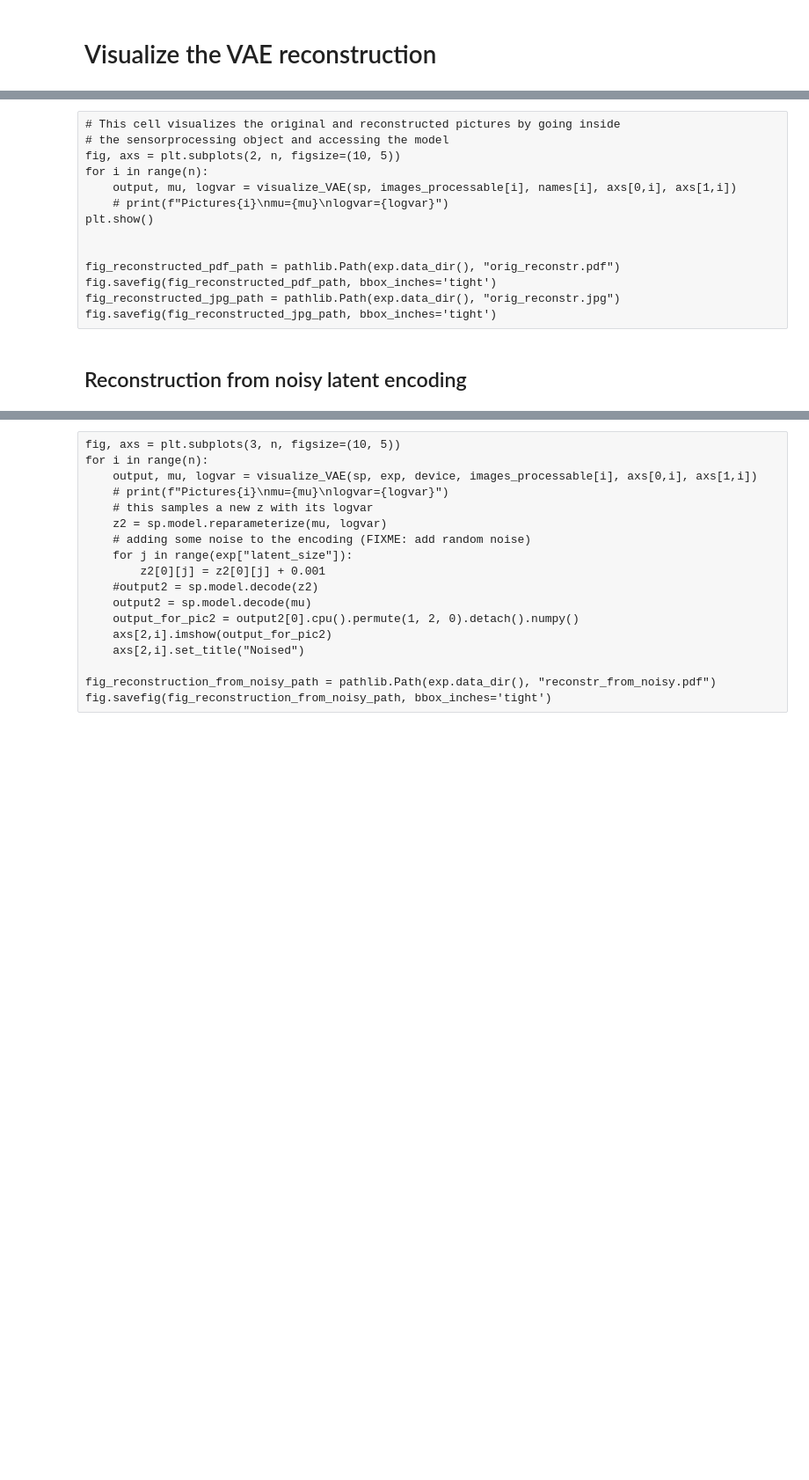
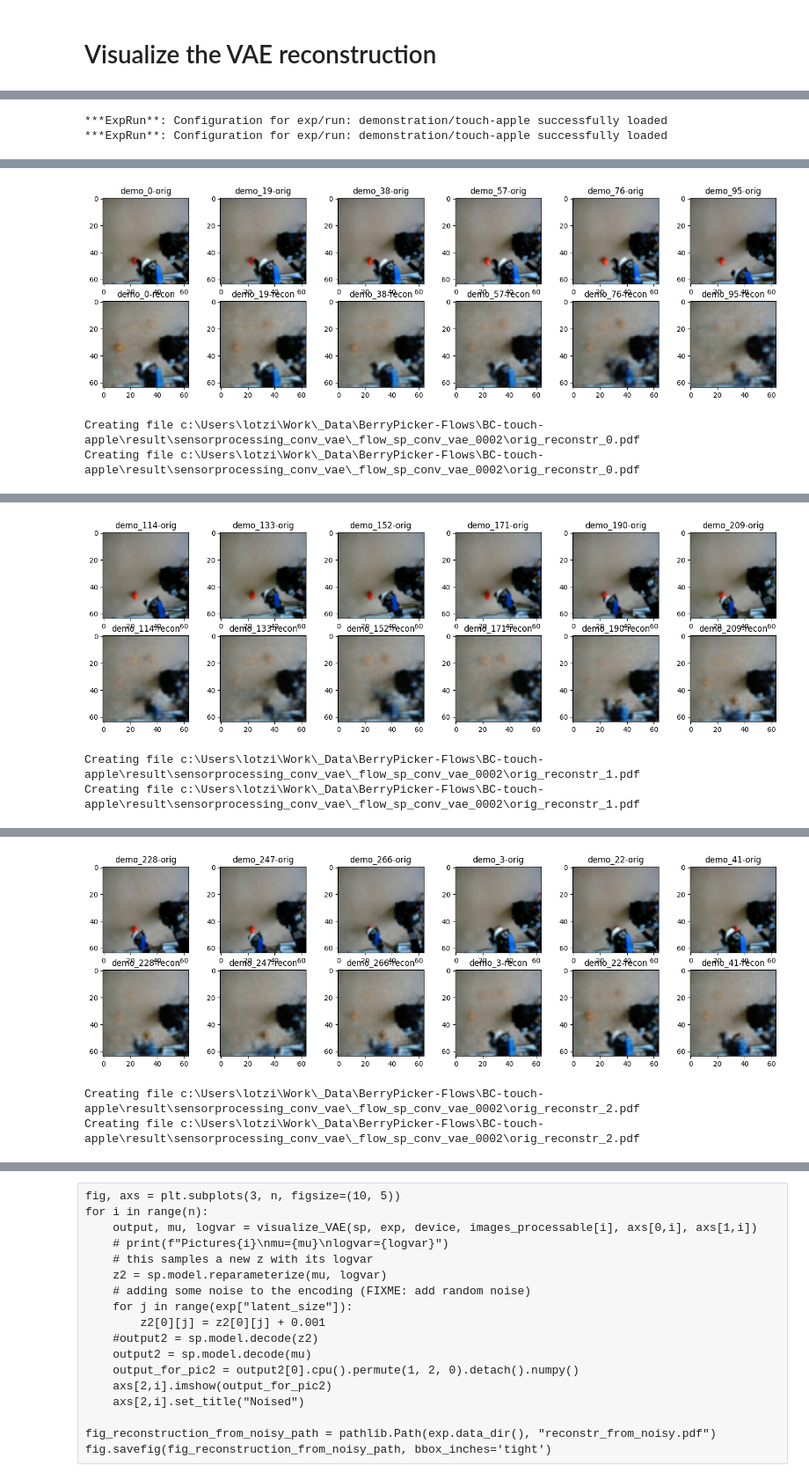
Before and after one commit to lboloni/BerryPicker, a Jupyter notebook: src/sensorprocessing/Verify_Conv_VAE.ipynb, the cells around one changed output, grey strips where cells are left out. Shown at 88% size. Saved outputs shown, nothing was run; the diff lists cells and outputs as text; code cells hidden in the pictures; blank space fills up the shorter version.

```diff
--- a/src/sensorprocessing/Verify_Conv_VAE.ipynb
+++ b/src/sensorprocessing/Verify_Conv_VAE.ipynb
@@ -57,9 +62,10 @@ external_path = None
 #### Temporary values - these would be overwritten by the flow  #####
 creation_style = "exist-ok"
 data_path = "c:/Users/lotzi/Work/_Data/BerryPicker-Flows/BC-touch-apple/result"
+external_path = "c:/Users/lotzi/Work/_Data/BerryPicker-Flows/BC-touch-apple/exprun"
 experiment = "sensorprocessing_conv_vae"
-external_path = "c:/Users/lotzi/Work/_Data/BerryPicker-Flows/BC-touch-apple/exprun"
-run = "_flow_sp_conv_vae_0001"
+# run = "_flow_sp_conv_vae_0001"
+run = "_flow_sp_conv_vae_0002"
 # %%
 # create the necessary exp/run objects
 
@@ -200,5 +162,6 @@ names, images_processable, images_display = get_sample_images(exp["validation_da
 # %%
 def generate_orig_rec(count, images, names):
+    """Generate the illustration with the original and reconstructed images number count"""
     fig, axs = plt.subplots(2, len(images), figsize=(3*len(images), 5))
     i = 0
     for image, name in zip(images, names):
@@ -208,5 +171,7 @@ def generate_orig_rec(count, images, names):
     plt.show()
     fig_reconstructed_pdf_path = pathlib.Path(exp.data_dir(), f"orig_reconstr_{count}.pdf")
     fig.savefig(fig_reconstructed_pdf_path, bbox_inches='tight')
+    print(f"Creating file {fig_reconstructed_pdf_path}")
     fig_reconstructed_jpg_path = pathlib.Path(exp.data_dir(), f"orig_reconstr_{count}.jpg")
     fig.savefig(fig_reconstructed_jpg_path, bbox_inches='tight')
+    print(f"Creating file {fig_reconstructed_pdf_path}")
@@ -227,16 +178,12 @@ WARNING:matplotlib.image:Clipping input data to the valid range for imshow with
-# %% [raw]
-# This cell visualizes the original and reconstructed pictures by going inside
-# the sensorprocessing object and accessing the model
-fig, axs = plt.subplots(2, n, figsize=(10, 5))
-for i in range(n):
-    output, mu, logvar = visualize_VAE(sp, images_processable[i], names[i], axs[0,i], axs[1,i])
-    # print(f"Pictures{i}\nmu={mu}\nlogvar={logvar}")
-plt.show()
-
-
-fig_reconstructed_pdf_path = pathlib.Path(exp.data_dir(), "orig_reconstr.pdf")
-fig.savefig(fig_reconstructed_pdf_path, bbox_inches='tight')
-fig_reconstructed_jpg_path = pathlib.Path(exp.data_dir(), "orig_reconstr.jpg")
-fig.savefig(fig_reconstructed_jpg_path, bbox_inches='tight')
-# %% [markdown]
-## Reconstruction from noisy latent encoding
+# %%
+n = 30
+perpic = 6
+names, images_processable, images_display = get_sample_images(exp["validation_data"], n, transform, device)
+from_count = 0
+to_count = perpic
+for i in range(n//perpic):
+    from_cnt = i * perpic; to_cnt = (i+1) * perpic
+    generate_orig_rec(i, images_processable[from_cnt:to_cnt], names[from_cnt:to_cnt])
+# %% [output]
+***ExpRun**: Configuration for exp/run: demonstration/touch-apple successfully loaded
+***ExpRun**: Configuration for exp/run: demonstration/touch-apple successfully loaded
@@ -242,0 +195,3 @@ fig.savefig(fig_reconstructed_jpg_path, bbox_inches='tight')
+[figure, added]
+Creating file c:\Users\lotzi\Work\_Data\BerryPicker-Flows\BC-touch-apple\result\sensorprocessing_conv_vae\_flow_sp_conv_vae_0002\orig_reconstr_0.pdf
+Creating file c:\Users\lotzi\Work\_Data\BerryPicker-Flows\BC-touch-apple\result\sensorprocessing_conv_vae\_flow_sp_conv_vae_0002\orig_reconstr_0.pdf
@@ -242,0 +203,3 @@ fig.savefig(fig_reconstructed_jpg_path, bbox_inches='tight')
+[figure, added]
+Creating file c:\Users\lotzi\Work\_Data\BerryPicker-Flows\BC-touch-apple\result\sensorprocessing_conv_vae\_flow_sp_conv_vae_0002\orig_reconstr_1.pdf
+Creating file c:\Users\lotzi\Work\_Data\BerryPicker-Flows\BC-touch-apple\result\sensorprocessing_conv_vae\_flow_sp_conv_vae_0002\orig_reconstr_1.pdf
@@ -242,0 +212,3 @@ fig.savefig(fig_reconstructed_jpg_path, bbox_inches='tight')
+[figure, added]
+Creating file c:\Users\lotzi\Work\_Data\BerryPicker-Flows\BC-touch-apple\result\sensorprocessing_conv_vae\_flow_sp_conv_vae_0002\orig_reconstr_2.pdf
+Creating file c:\Users\lotzi\Work\_Data\BerryPicker-Flows\BC-touch-apple\result\sensorprocessing_conv_vae\_flow_sp_conv_vae_0002\orig_reconstr_2.pdf
```
Also changed, not shown: parts of 12 cells of this notebook, 4 other files.
